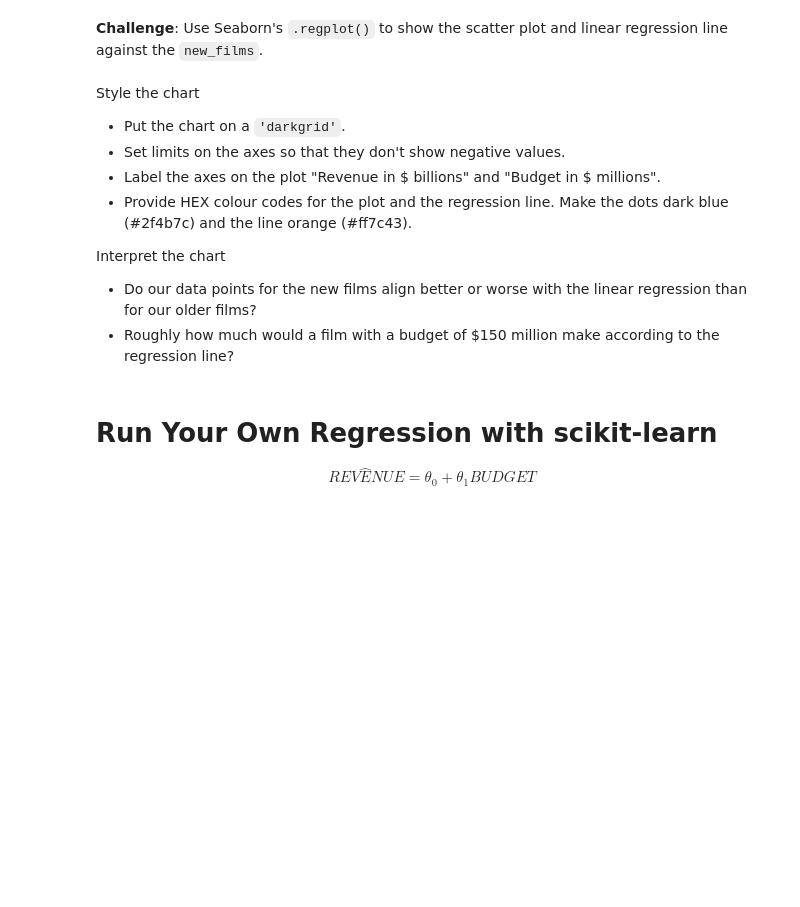
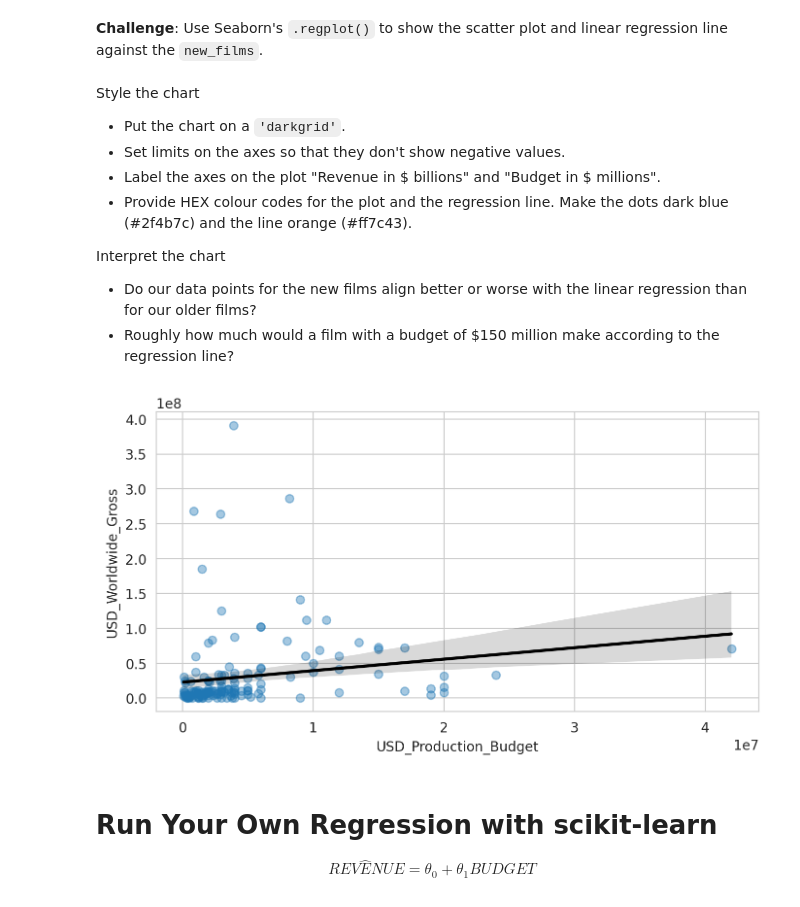
Before and after one commit to Berkayclk06/SeabornAndLinearRegressionEx, a Jupyter notebook: Seaborn_and_Linear_Regression_(start).ipynb, the cells around one changed output. Cells and saved outputs as stored; diff of their text form; code cells hidden in the pictures; blank space fills up the shorter version.

```diff
--- a/Seaborn_and_Linear_Regression_(start).ipynb
+++ b/Seaborn_and_Linear_Regression_(start).ipynb
@@ -186,3 +259,8 @@ Here's how:
 <img src=https://i.imgur.com/5m06Ach.png width=650>
 3. Use floor division `//` to convert the year data to the decades of the films.
 4. Add the decades as a `Decade` column to the `data_clean` DataFrame.
+# %%
+Decade = pd.DatetimeIndex(data_clean.Release_Date).year
+Decade = (Decade // 10) * 10
+data_clean["Decade"] = Decade
+data_clean.head()
@@ -196,3 +281,8 @@ Here's how:
 * What was the most expensive film made prior to 1970?
 # %% [markdown]
 # Seaborn Regression Plots
+# %%
+old_films = data_clean[data_clean.Decade <= 1960]
+new_films = data_clean[data_clean.Decade > 1960]
+print(len(old_films))
+old_films.loc[old_films.USD_Production_Budget.idxmax()]
@@ -211,6 +311,16 @@ Interpret the chart
 
 * Do our data points for the new films align better or worse with the linear regression than for our older films?
 * Roughly how much would a film with a budget of $150 million make according to the regression line?
+# %%
+plt.figure(figsize=(8,4), dpi=200)
+with sns.axes_style("whitegrid"):
+  sns.regplot(data=old_films,
+            x='USD_Production_Budget',
+            y='USD_Worldwide_Gross',
+            scatter_kws = {'alpha': 0.4},
+            line_kws = {'color': 'black'})
+# %% [output]
+[figure, added]
 # %% [markdown]
 # Run Your Own Regression with scikit-learn
 
```
Also changed, not shown: parts of 10 cells of this notebook.
